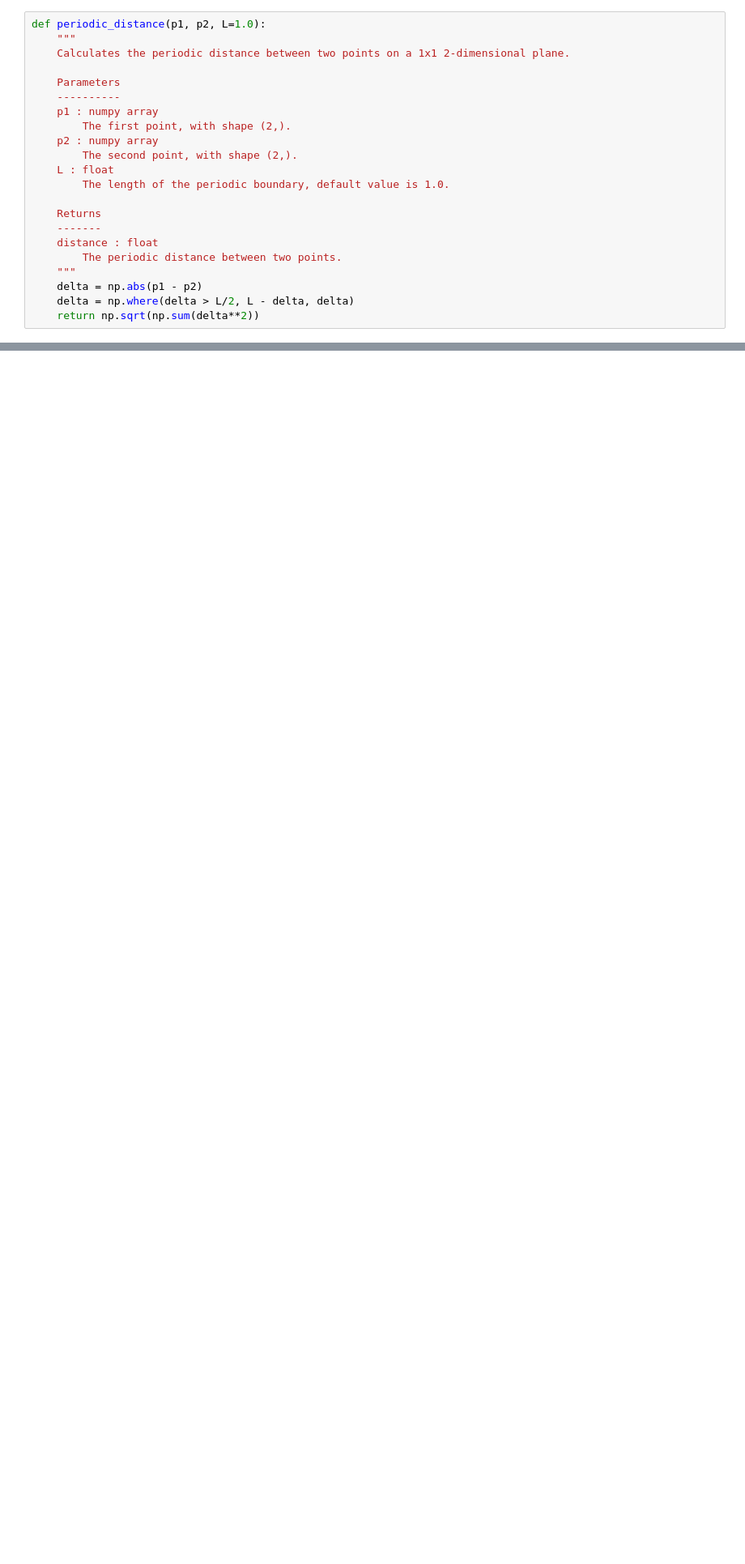
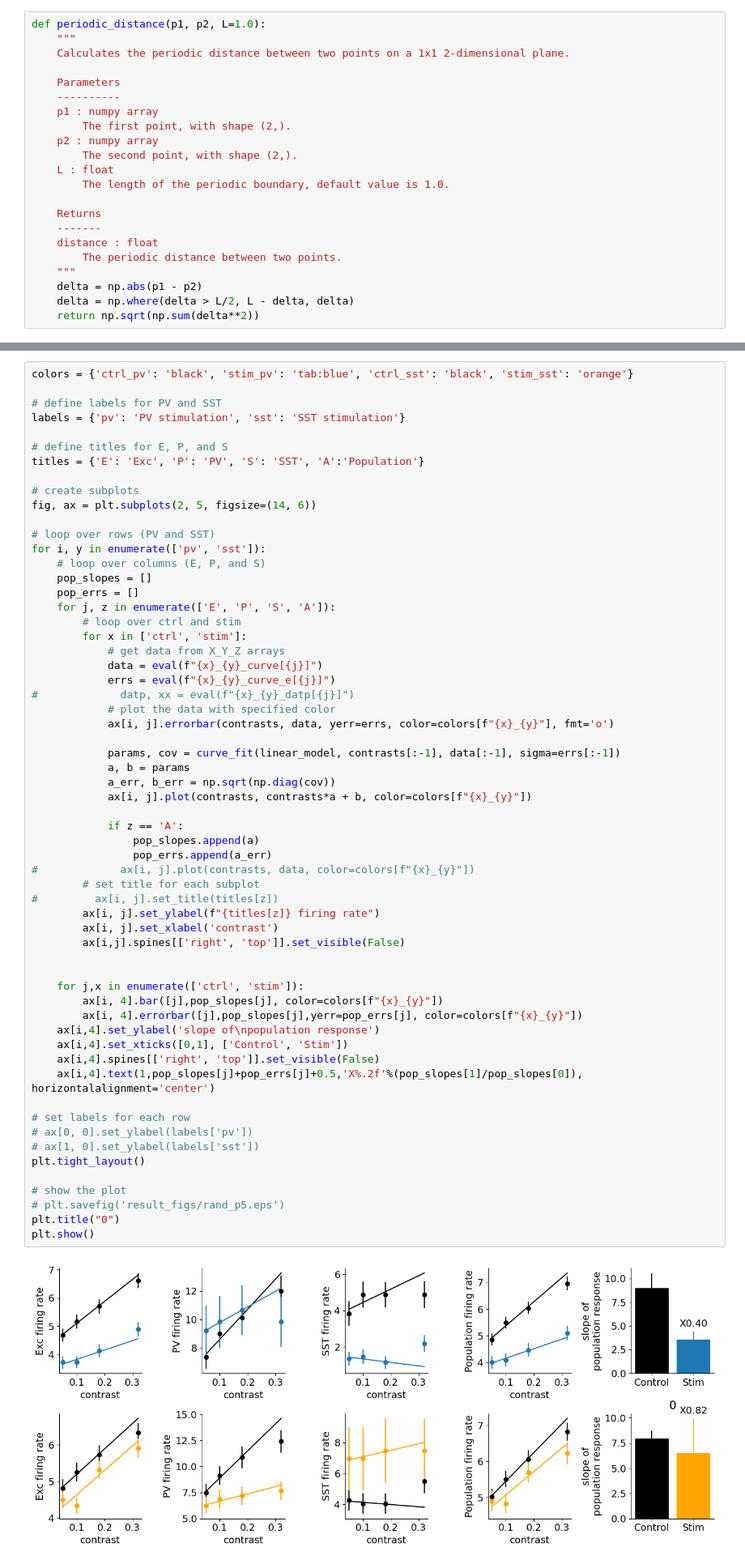
Before and after one commit to HChoiLab/CellTypeCircuit, a Jupyter notebook: newCode/plot.ipynb, the cells around one changed output, grey strips where cells are left out. Shown: that part at 81% size. Drawn from its saved outputs; the diff is of its cells as text; blank space fills up the shorter version.

```diff
--- a/newCode/plot.ipynb
+++ b/newCode/plot.ipynb
@@ -340,0 +343,62 @@ plt.show()
+# %%
+colors = {'ctrl_pv': 'black', 'stim_pv': 'tab:blue', 'ctrl_sst': 'black', 'stim_sst': 'orange'}
+
+# define labels for PV and SST
+labels = {'pv': 'PV stimulation', 'sst': 'SST stimulation'}
+
+# define titles for E, P, and S
+titles = {'E': 'Exc', 'P': 'PV', 'S': 'SST', 'A':'Population'}
+
+# create subplots
+fig, ax = plt.subplots(2, 5, figsize=(14, 6))
+
+# loop over rows (PV and SST)
+for i, y in enumerate(['pv', 'sst']):
+    # loop over columns (E, P, and S)
+    pop_slopes = []
+    pop_errs = []
+    for j, z in enumerate(['E', 'P', 'S', 'A']):
+        # loop over ctrl and stim
+        for x in ['ctrl', 'stim']:
+            # get data from X_Y_Z arrays
+            data = eval(f"{x}_{y}_curve[{j}]")
+            errs = eval(f"{x}_{y}_curve_e[{j}]")
+#             datp, xx = eval(f"{x}_{y}_datp[{j}]")
+            # plot the data with specified color
+            ax[i, j].errorbar(contrasts, data, yerr=errs, color=colors[f"{x}_{y}"], fmt='o')
+
+            params, cov = curve_fit(linear_model, contrasts[:-1], data[:-1], sigma=errs[:-1])
+            a, b = params
+            a_err, b_err = np.sqrt(np.diag(cov))
+            ax[i, j].plot(contrasts, contrasts*a + b, color=colors[f"{x}_{y}"])
+
+            if z == 'A':
+                pop_slopes.append(a)
+                pop_errs.append(a_err)
+#             ax[i, j].plot(contrasts, data, color=colors[f"{x}_{y}"])
+        # set title for each subplot
+#         ax[i, j].set_title(titles[z])
+        ax[i, j].set_ylabel(f"{titles[z]} firing rate")
+        ax[i, j].set_xlabel('contrast')
+        ax[i,j].spines[['right', 'top']].set_visible(False)
+
+
+    for j,x in enumerate(['ctrl', 'stim']):
+        ax[i, 4].bar([j],pop_slopes[j], color=colors[f"{x}_{y}"])
+        ax[i, 4].errorbar([j],pop_slopes[j],yerr=pop_errs[j], color=colors[f"{x}_{y}"])
+    ax[i,4].set_ylabel('slope of\npopulation response')
+    ax[i,4].set_xticks([0,1], ['Control', 'Stim'])
+    ax[i,4].spines[['right', 'top']].set_visible(False)
+    ax[i,4].text(1,pop_slopes[j]+pop_errs[j]+0.5,'X%.2f'%(pop_slopes[1]/pop_slopes[0]), horizontalalignment='center')
+
+# set labels for each row
+# ax[0, 0].set_ylabel(labels['pv'])
+# ax[1, 0].set_ylabel(labels['sst'])
+plt.tight_layout()
+
+# show the plot
+# plt.savefig('result_figs/rand_p5.eps')
+plt.title("0")
+plt.show()
+# %% [output]
+[figure, added]
```
Also changed, not shown: parts of 9 cells of this notebook.
